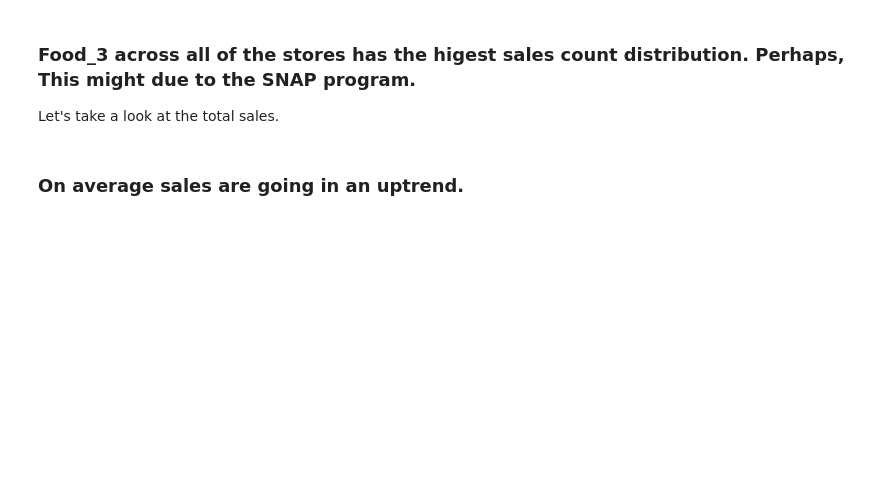
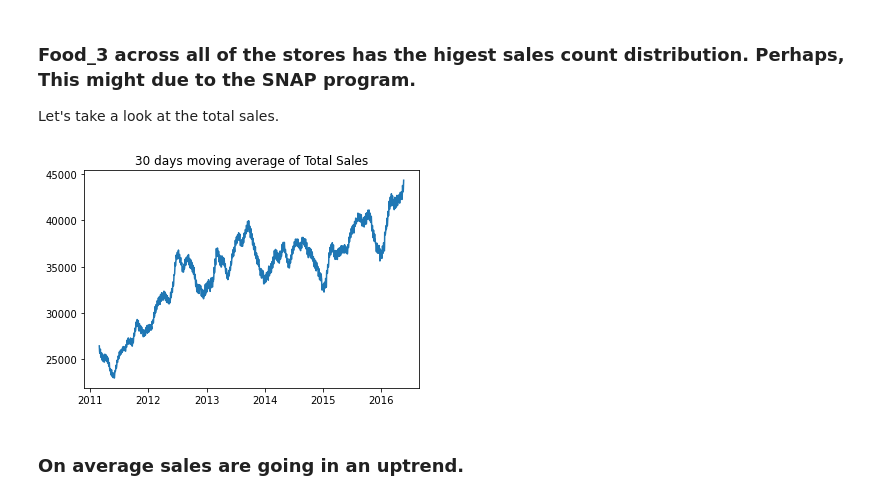
Before and after one commit to soi130/M5_case_study, a Jupyter notebook: M5_analysis.ipynb, the cells around one changed output. Cells and saved outputs as stored; diff of their text form; code cells hidden in the pictures; blank space fills up the shorter version.

```diff
--- a/M5_analysis.ipynb
+++ b/M5_analysis.ipynb
@@ -440,12 +444,14 @@ Name: CA_1_FOODS_2, Length: 1941, dtype: int64
 
 Let's take a look at the total sales.
 # %%
-# plt.figure()
+plt.figure()
 
-# plt.plot(df_by_store_dept.sum().index, df_by_store_dept.sum().rolling(30).mean())
-# plt.title('30 days moving average of Total Sales')
+plt.plot(df_by_store_dept.sum().index, df_by_store_dept.sum().rolling(30).mean())
+plt.title('30 days moving average of Total Sales')
 
-# plt.show()
+plt.show()
+# %% [output]
+[figure, added]
 # %% [markdown]
 ### On average sales are going in an uptrend.
 # %%
```
Also changed, not shown: parts of 11 cells of this notebook.
